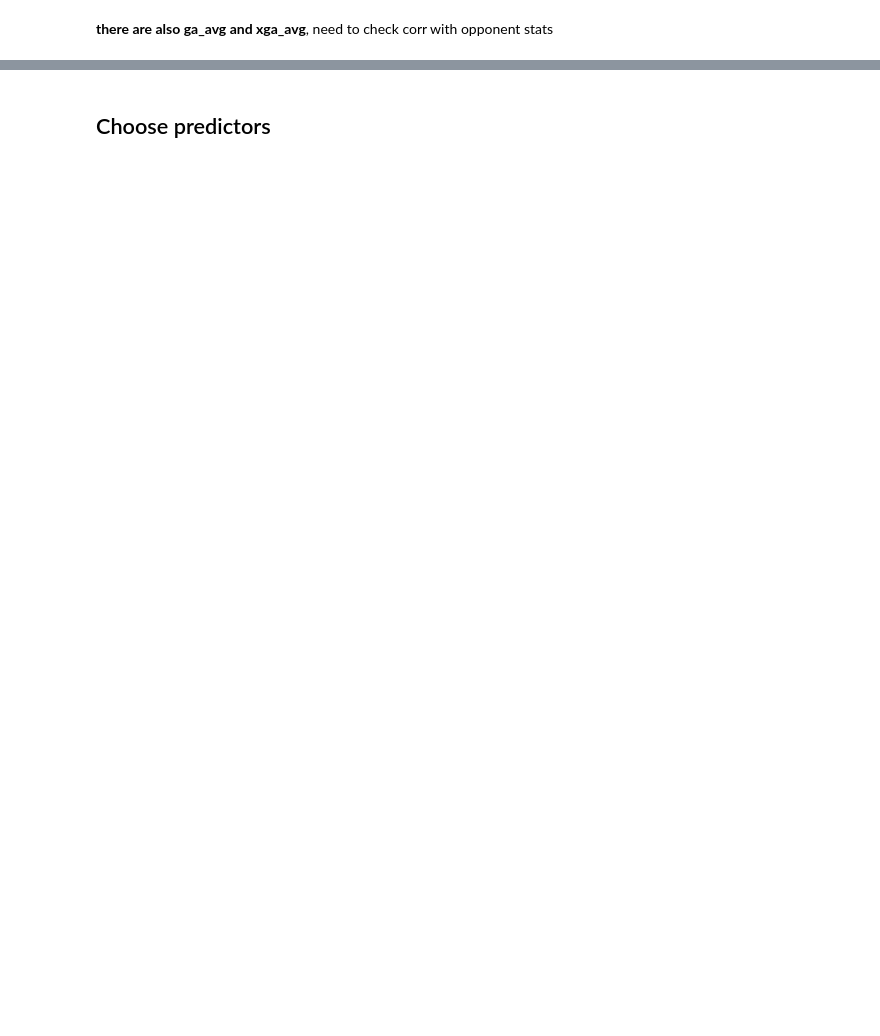
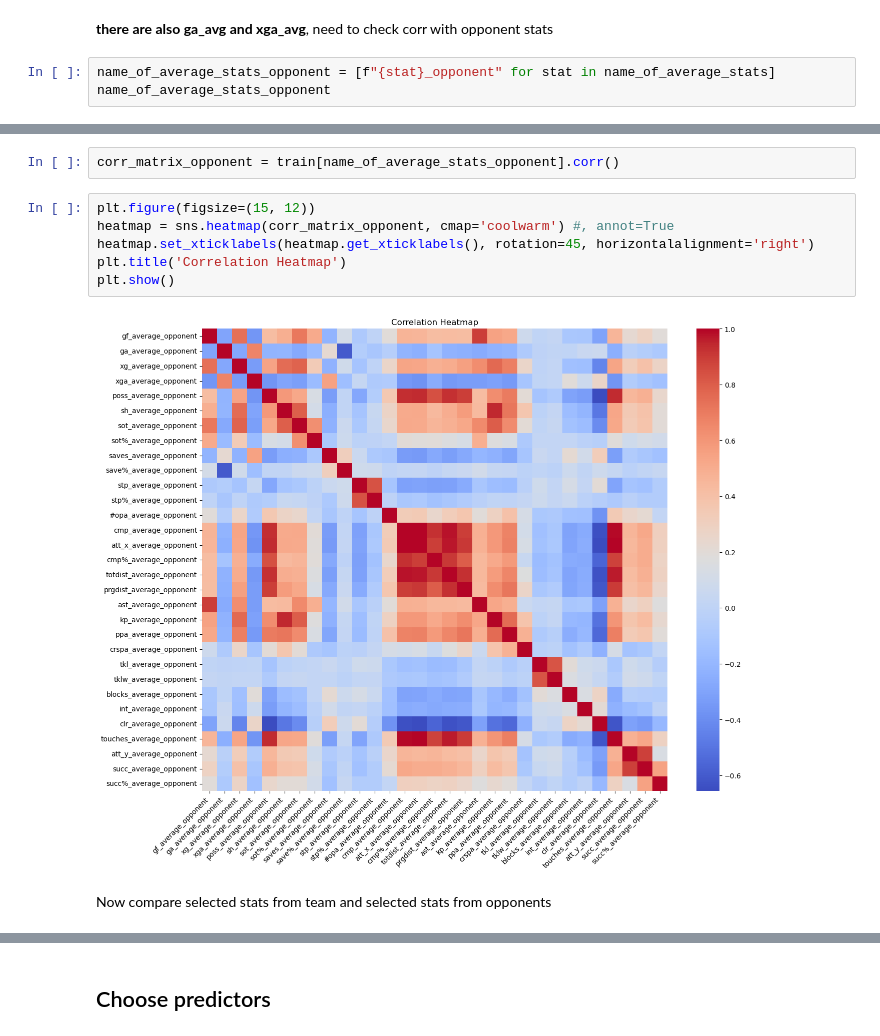
Before and after one commit to BinhHong/Prediction-football-outcome-in-Bundesliga, a Jupyter notebook: Data preparation.ipynb, the cells around one changed output, grey strips where cells are left out. Saved outputs shown, nothing was run; the diff lists cells and outputs as text; blank space fills up the shorter version.

```diff
--- a/Data preparation.ipynb
+++ b/Data preparation.ipynb
@@ -854,2 +854,5 @@ plt.show()
 # %% [markdown]
 **there are also ga_avg and xga_avg**, need to check corr with opponent stats
+# %%
+name_of_average_stats_opponent = [f"{stat}_opponent" for stat in name_of_average_stats]
+name_of_average_stats_opponent
@@ -855,0 +877,12 @@ plt.show()
+# %%
+corr_matrix_opponent = train[name_of_average_stats_opponent].corr()
+# %%
+plt.figure(figsize=(15, 12))
+heatmap = sns.heatmap(corr_matrix_opponent, cmap='coolwarm') #, annot=True
+heatmap.set_xticklabels(heatmap.get_xticklabels(), rotation=45, horizontalalignment='right')
+plt.title('Correlation Heatmap')
+plt.show()
+# %% [output]
+[figure, added]
+# %% [markdown]
+Now compare selected stats from team and selected stats from opponents
```
Also changed, not shown: parts of 31 cells of this notebook.
